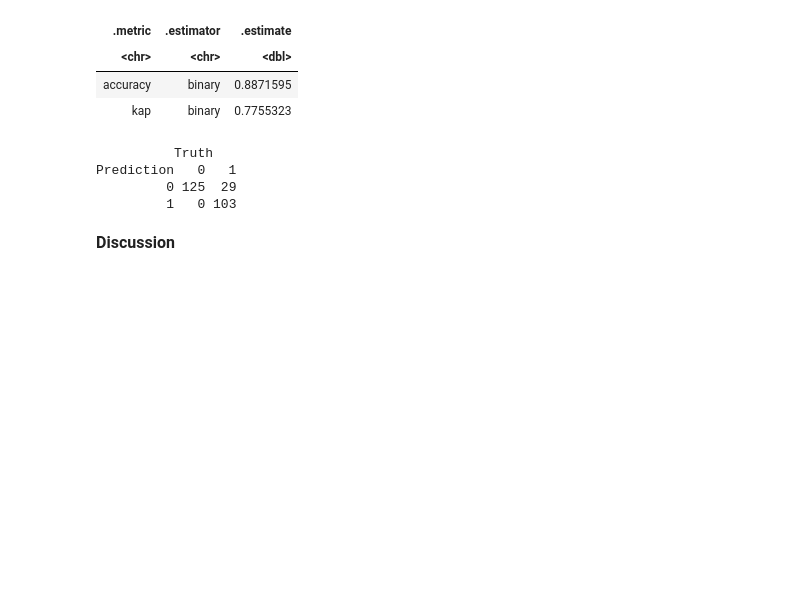
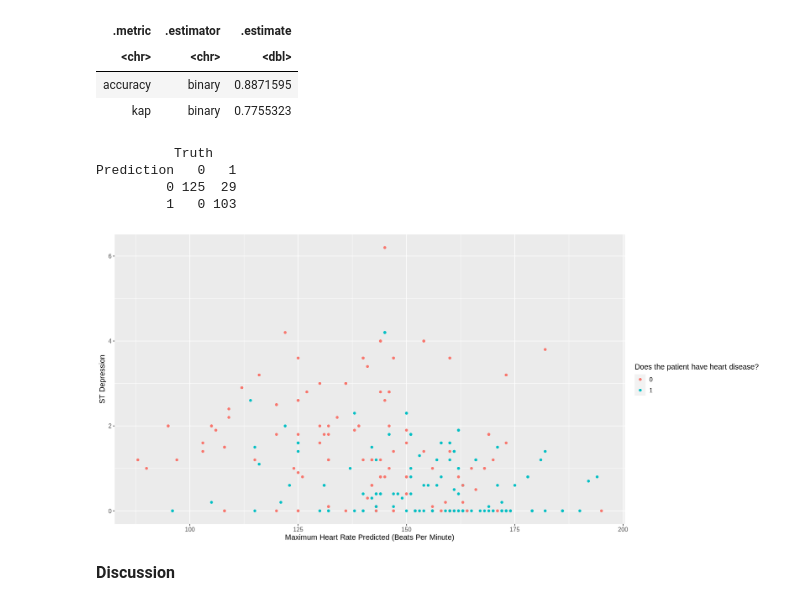
Before and after one commit to maggie63/dsci-100-group-34, a Jupyter notebook: report.ipynb, the cells around one changed output. Cells and saved outputs as stored; diff of their text form; code cells hidden in the pictures; blank space fills up the shorter version.

```diff
--- a/report.ipynb
+++ b/report.ipynb
@@ -119,11 +191,11 @@ final_spec <- nearest_neighbor(weight_func = "rectangular", neighbors = 2) |>
 final_fit <- workflow() |>
       add_recipe(recipe) |>
       add_model(final_spec) |>
-      fit(data = heart_training)
+      fit(data = heart_training_final)
 
 # Using model to predict on testing dataset
-heart_predictions <- predict(final_fit , heart_testing) |>
-      bind_cols(heart_testing)
+heart_predictions <- predict(final_fit , heart_testing_final) |>
+      bind_cols(heart_testing_final)
 head(heart_predictions)
 
 # Accuracy of prediction
@@ -154,6 +226,19 @@ A tibble: 2 × 3
 Prediction   0   1
          0 125  29
          1   0 103
+# %%
+options(repr.plot.width = 15, repr.plot.height = 7)
+
+# Visualize the data analysis
+final_plot_max_heartrate <- ggplot(heart_predictions, aes(x = thalach, y = oldpeak, color = target)) +
+  geom_point() +
+  labs(x = "Maximum Heart Rate Predicted (Beats Per Minute)",
+       y = "ST Depression",
+       color = "Does the patient have heart disease?") +
+  theme(text = element_text(size = 12))
+final_plot_max_heartrate
+# %% [output]
+[figure, added]
 # %% [markdown]
 <font size="3">**Discussion**</font>
 # %% [markdown]
```
Also changed, not shown: parts of 5 cells of this notebook.
